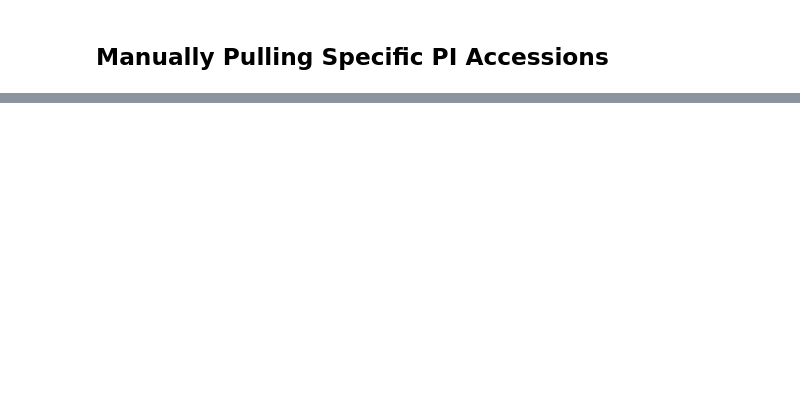
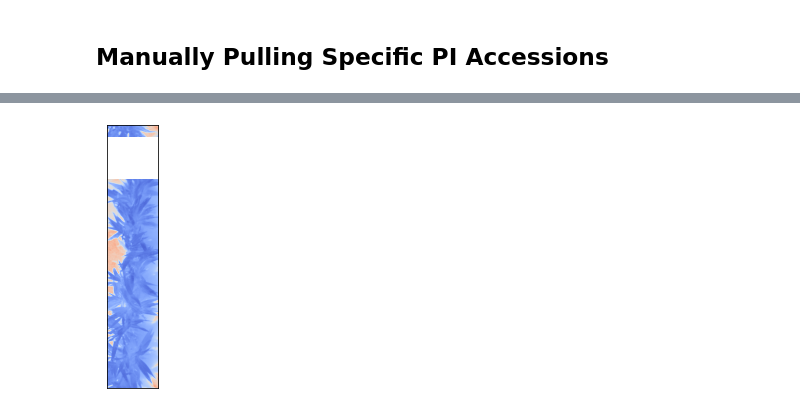
Before and after one commit to sebcalleja/MAC_Season_11, a Jupyter notebook: Andrea_Thermal_Imagery_2020.ipynb, the cells around one changed output, grey strips where cells are left out. Saved outputs shown, nothing was run; the diff lists cells and outputs as text; code cells hidden in the pictures; blank space fills up the shorter version.

```diff
--- a/Andrea_Thermal_Imagery_2020.ipynb
+++ b/Andrea_Thermal_Imagery_2020.ipynb
@@ -129,0 +286,2 @@ get_thermal(date, plot)
+# %%
+data = pd.read_csv('Season_11_Thermal_Data.csv')
@@ -129,0 +290,11 @@ get_thermal(date, plot)
+# %%
+data['scan'] = None
+for i, row in data.iterrows():
+    filename = row['filename']
+    digit = pd.to_numeric(filename[12])
+    if digit > 1:
+        data.at[i, 'scan'] = 'Night'
+    else:
+        data.at[i, 'scan'] = 'Day'
+# %%
+day_data = data[data['scan'] == 'Day']
@@ -129,0 +303,79 @@ get_thermal(date, plot)
+# %%
+import imageio
+
+accession = 'BTx_623'
+plot = '0701'
+
+path = f'/Volumes/SEB_USB/Andrea_Thermal_2020/Manual/GIF_thermal/{accession}/{plot}/'
+outdir = f'{plot}_png'
+image_list = []
+
+## Including Thermal Data to create CTD TIFs
+plot_data = day_data[day_data['plot'] == pd.to_numeric(plot)]
+
+image_dict = {}
+cnt = 0
+for file in os.listdir(path):
+    cnt += 1
+    name = file[0:-4]
+    date = file[0:10]
+
+    ## Grabbing from Data
+    plot_date = plot_data[plot_data['date'] == date]
+    atm_temp = plot_date['atm_temp']
+    ## Back to image
+    wanted_file_path = os.path.join(path, f'{file}/')
+    image_list.append(wanted_file_path)
+
+    tif_img = tifi.imread(wanted_file_path)
+
+    if atm_temp.shape[0] == 1:
+        tif_img_ctd = tif_img - atm_temp.values
+    else:
+        tif_img_ctd = tif_img - plot_data['atm_temp'].mean()
+
+    ## Getting min and max temps for normalization
+    nan_tif_img = tif_img_ctd[~np.isnan(tif_img)]
+    min_temp = min(nan_tif_img)
+    max_temp = max(nan_tif_img)
+
+    ## Creates dictionary of all tif image information
+    image_dict[cnt] = {
+    "tif_img": tif_img_ctd,
+    "name": name,
+    "date": date,
+    "wanted_file_path": wanted_file_path,
+    "min_temp": min_temp,
+    "max_temp": max_temp,
+}
+
+image_df = pd.DataFrame.from_dict(image_dict,
+    orient="index",
+    columns=["tif_img", "name", "date", "wanted_file_path", "min_temp", "max_temp"])
+
+## Gets rid of any extreme values
+for i, row in image_df.iterrows():
+    if row['min_temp'] < -100:
+        image_df = image_df.drop(i)
+    if row['max_temp'] > 100:
+        image_df = image_df.drop(i)
+
+min_temp_all = image_df['min_temp'].min()
+max_temp_all = image_df['max_temp'].max()
+print(min_temp_all, max_temp_all)
+## Create another for loop for the image rendering and saving as png
+for i, row in image_df.iterrows():
+    tif_img = row['tif_img']
+    df_name = row['name']
+    date = row['date']
+    plt.imshow(tif_img, cmap = 'coolwarm', vmin=min_temp_all, vmax=max_temp_all)
+    plt.gca().axes.get_yaxis().set_visible(False)
+    plt.gca().axes.get_xaxis().set_visible(False)
+
+#     ## Adding Accession to Title and Date to the Bottom
+#     #plt.annotate(f'{date}', xy=(-0.3, -0.06), xycoords='axes fraction', fontsize = 12)
+#     #plt.title(f'{accession}')
+
+    plt.tight_layout()
+    plt.savefig(os.path.join(f'{df_name}.png'), bbox_inches='tight', dpi = 300)
+# %% [output]
@@ -129,0 +383 @@ get_thermal(date, plot)
+[figure, added]
```
Also changed, not shown: parts of 24 cells of this notebook, 2 other files.
